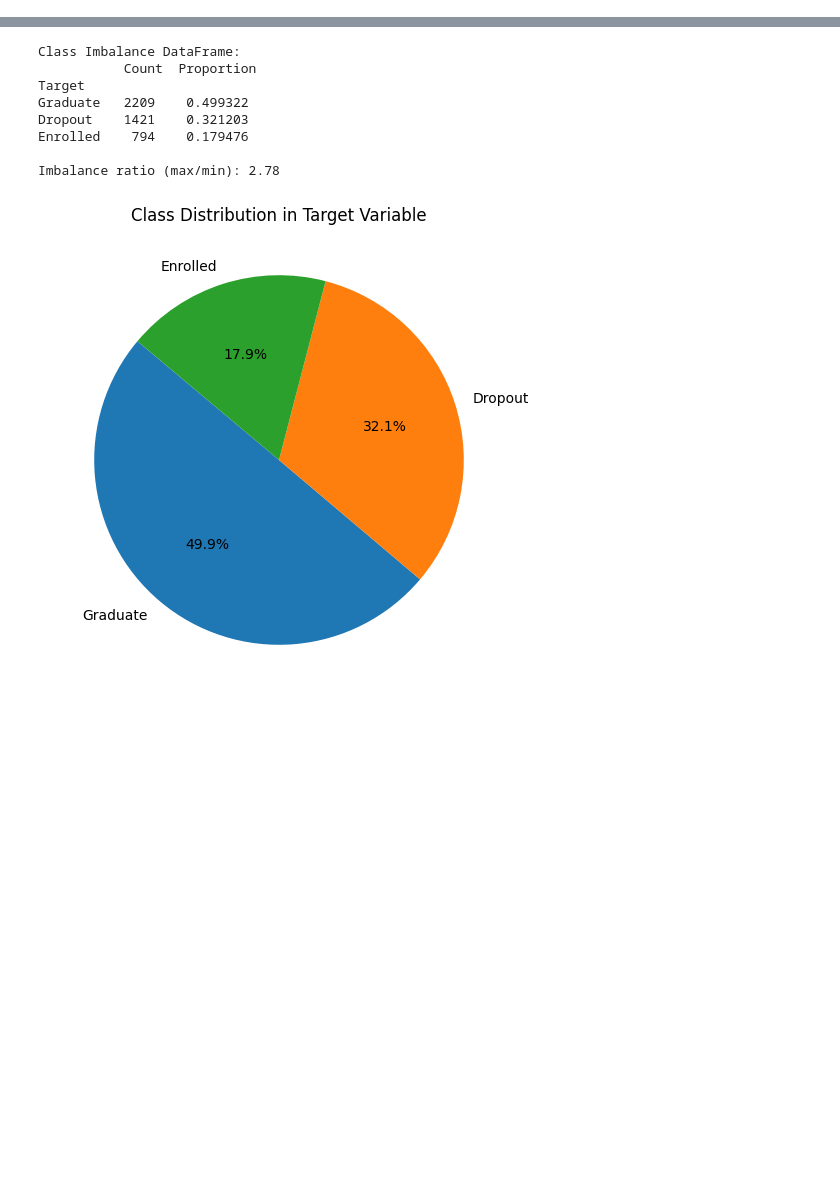
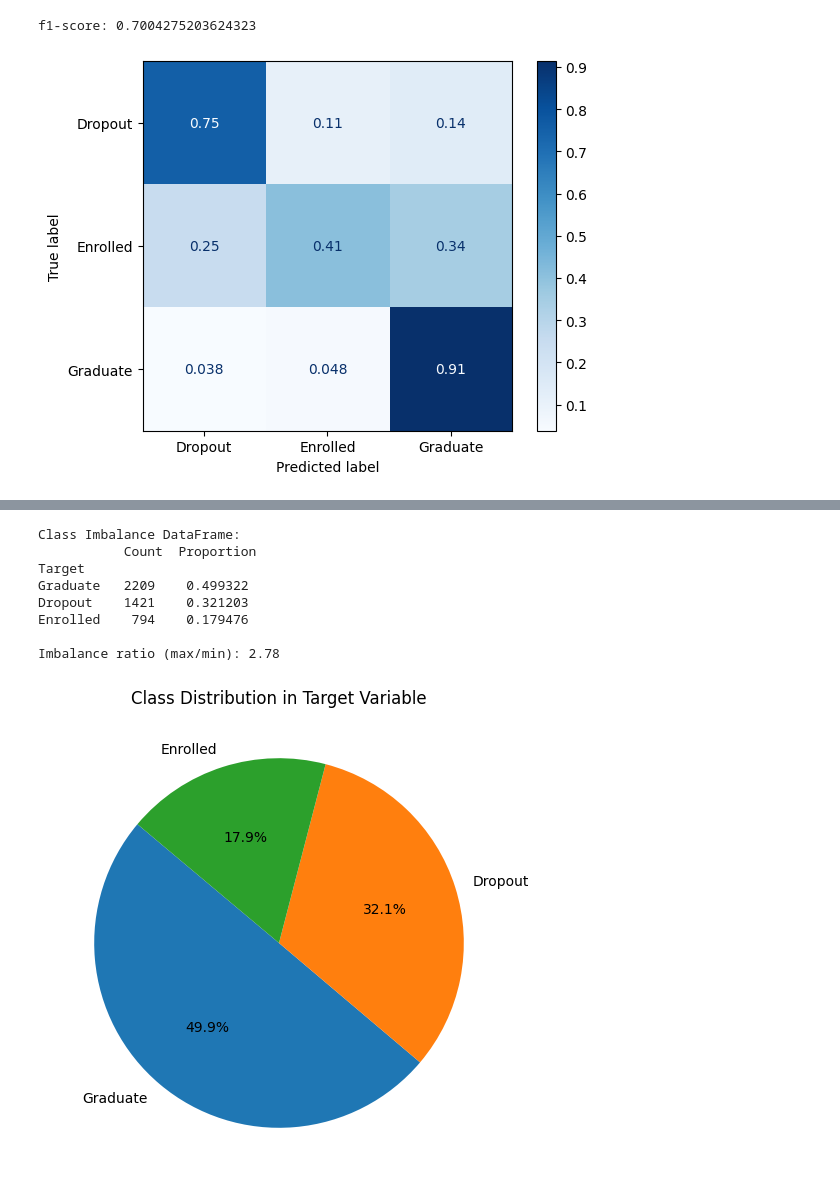
Before and after one commit to 00Amirreza00/Students_Dropout, a Jupyter notebook: Students_Dropout.ipynb, the cells around one changed output, grey strips where cells are left out. Saved outputs shown, nothing was run; the diff lists cells and outputs as text; code cells hidden in the pictures; blank space fills up the shorter version.

```diff
--- a/Students_Dropout.ipynb
+++ b/Students_Dropout.ipynb
@@ -132,0 +282,50 @@ df.drop(columns=[
+# %%
+
+X = df.drop(columns=[target_col])
+
+y = df[target_col]
+le = LabelEncoder()
+y_encoded = le.fit_transform(y)
+
+X_train0, X_test, y_train0, y_test = train_test_split(X, y_encoded, test_size=0.2, random_state=42)
+
+resamplers = {
+    'SMOTE': SMOTE(random_state=42),
+    'ROS': RandomOverSampler(random_state=42),
+    'ADASYN': ADASYN(random_state=42),
+    'RUS':RandomUnderSampler(random_state=42),
+    'xgboost': None  # No resampling for XGBoost, it will handle imbalance internally
+}
+
+all_results_grid = []
+
+
+pipeline0 = ImbPipeline([
+    ('clf',  XGBClassifier(random_state=42, enable_categorical=True)) ])
+pipeline0.fit(X_train0, y_train0)
+y_pred = pipeline0.predict(X_test)
+
+print(f'f1-score: {f1_score(y_test, y_pred, average="macro")}')
+
+cm= confusion_matrix(y_test, y_pred, normalize='true')
+disp = ConfusionMatrixDisplay(confusion_matrix=cm, display_labels=le.classes_)
+disp.plot(cmap=plt.cm.Blues)
+plt.show()
+
+for model_name, sampler in resamplers.items():
+    pipeline = ImbPipeline([
+        ('sampler', sampler),
+     ('clf', XGBClassifier(random_state=42, enable_categorical=True))
+    ])
+
+    pipeline.fit(X_train0, y_train0)
+    y_pred = pipeline.predict(X_test)
+
+    all_results_grid.append({
+        "type": model_name,
+        "macro_averaged_F1_score": f1_score(y_test, y_pred, average='macro'),
+        "confusion_matrix": confusion_matrix(y_test, y_pred, normalize='true'),
+    })
+# %% [output]
+f1-score: 0.7004275203624323
+[figure, added]
```
Also changed, not shown: parts of 7 cells of this notebook, 1 other file.
